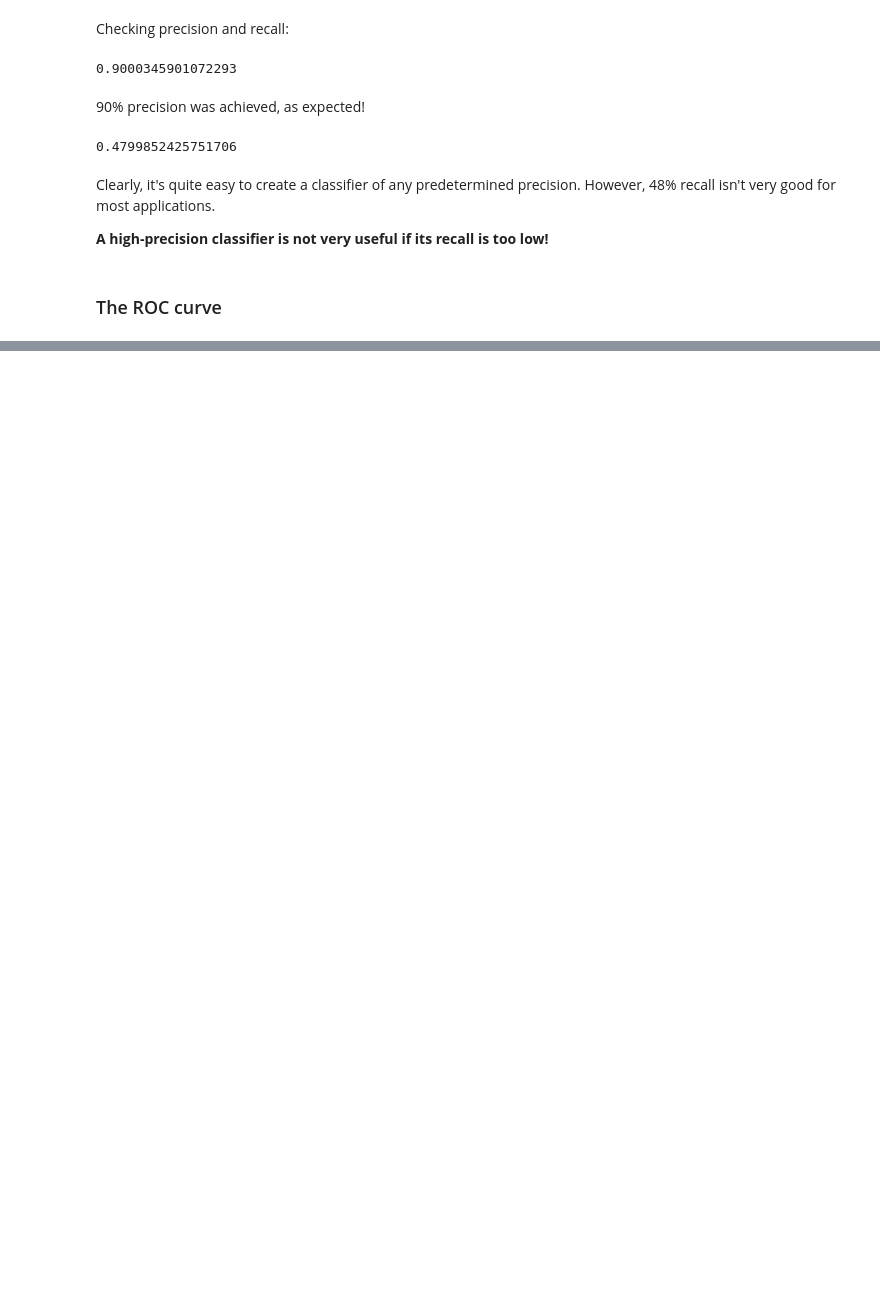
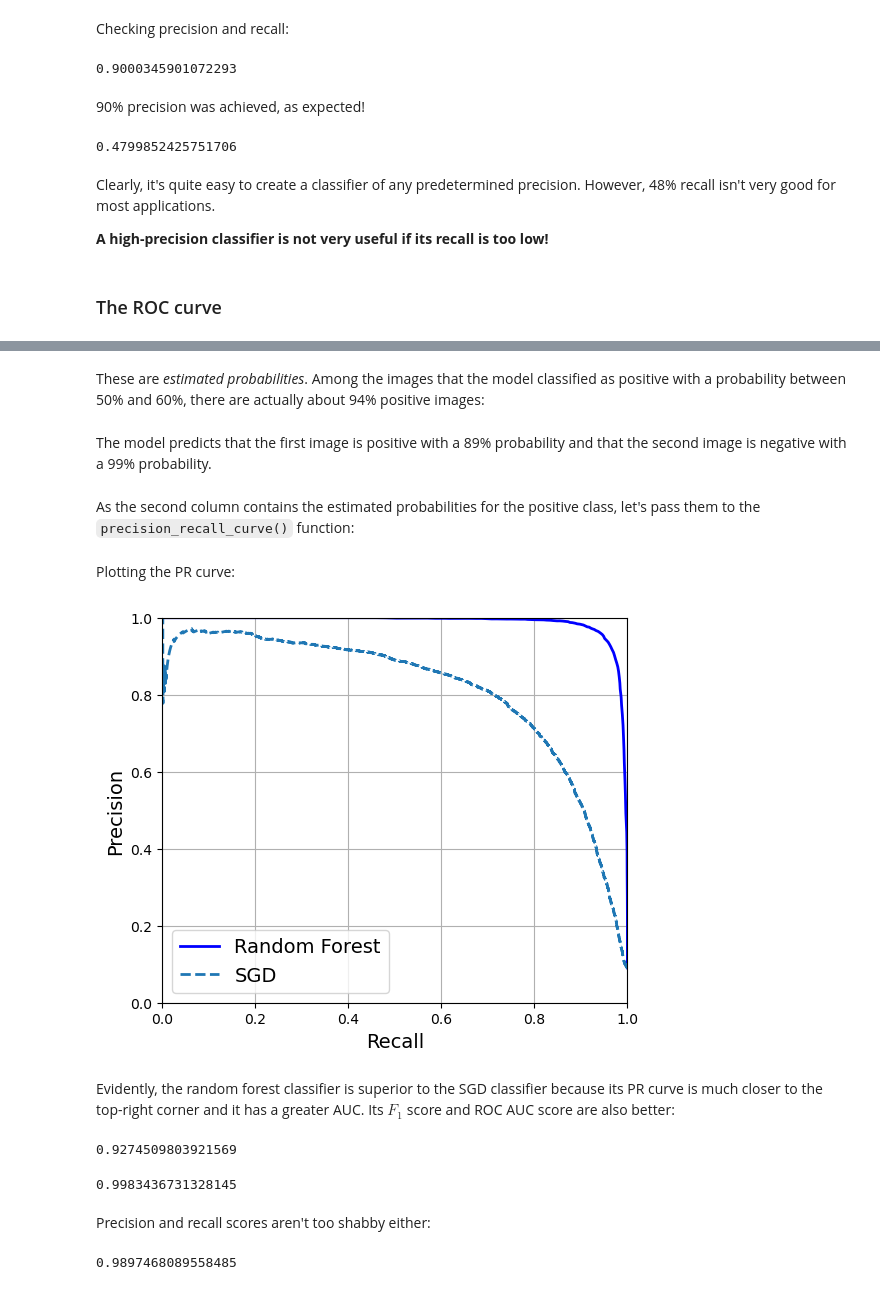
Before and after one commit to tea-ok/handson-ml-code, a Jupyter notebook: classification.ipynb, the cells around one changed output, grey strips where cells are left out. Saved outputs shown, nothing was run; the diff lists cells and outputs as text; code cells hidden in the pictures; blank space fills up the shorter version.

```diff
--- a/classification.ipynb
+++ b/classification.ipynb
@@ -289,0 +335,7 @@ Clearly, it's quite easy to create a classifier of any predetermined precision.
+# %%
+from sklearn.ensemble import RandomForestClassifier
+
+forest_clf = RandomForestClassifier(random_state=42)
+# %%
+y_probas_forest = cross_val_predict(forest_clf, X_train, y_train_5, cv=3,
+                                    method="predict_proba")
@@ -289,0 +349,46 @@ Clearly, it's quite easy to create a classifier of any predetermined precision.
+# %% [markdown]
+These are _estimated probabilities_. Among the images that the model classified as positive with a probability between 50% and 60%, there are actually about 94% positive images:
+# %% [markdown]
+The model predicts that the first image is positive with a 89% probability and that the second image is negative with a 99% probability.
+# %% [markdown]
+As the second column contains the estimated probabilities for the positive class, let's pass them to the `precision_recall_curve()` function:
+# %%
+y_scores_forest = y_probas_forest[:, 1]
+precisions_forest, recalls_forest, thresholds_forest = precision_recall_curve(
+    y_train_5, y_scores_forest)
+# %% [markdown]
+Plotting the PR curve:
+# %%
+plt.figure(figsize=(6, 5))  # extra code – not needed, just formatting
+
+plt.plot(recalls_forest, precisions_forest, "b-", linewidth=2,
+         label="Random Forest")
+plt.plot(recalls, precisions, "--", linewidth=2, label="SGD")
+
+# extra code – just beautifies and saves the figure
+plt.xlabel("Recall")
+plt.ylabel("Precision")
+plt.axis([0, 1, 0, 1])
+plt.grid()
+plt.legend(loc="lower left")
+
+plt.show()
+# %% [output]
+[figure, added]
+# %% [markdown]
+Evidently, the random forest classifier is superior to the SGD classifier because its PR curve is much closer to the top-right corner and it has a greater AUC. Its $F_{1}$ score and ROC AUC score are also better:
+# %%
+y_train_pred_forest = y_probas_forest[:, 1] >= 0.5  # positive proba ≥ 50%
+f1_score(y_train_5, y_train_pred_forest)
+# %% [output]
+0.9274509803921569
+# %%
+roc_auc_score(y_train_5, y_scores_forest)
+# %% [output]
+0.9983436731328145
+# %% [markdown]
+Precision and recall scores aren't too shabby either:
+# %%
+precision_score(y_train_5, y_train_pred_forest)
+# %% [output]
+0.9897468089558485
```
Also changed, not shown: parts of 10 cells of this notebook.
